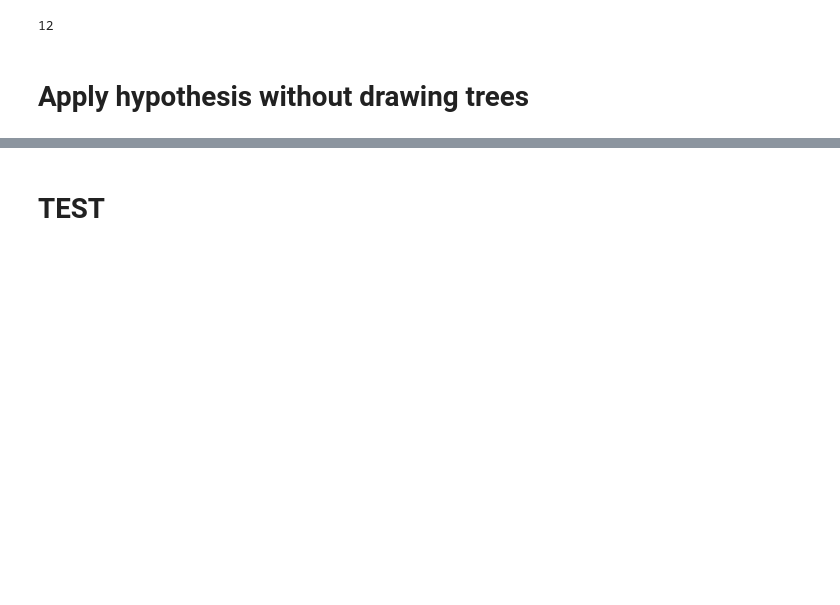
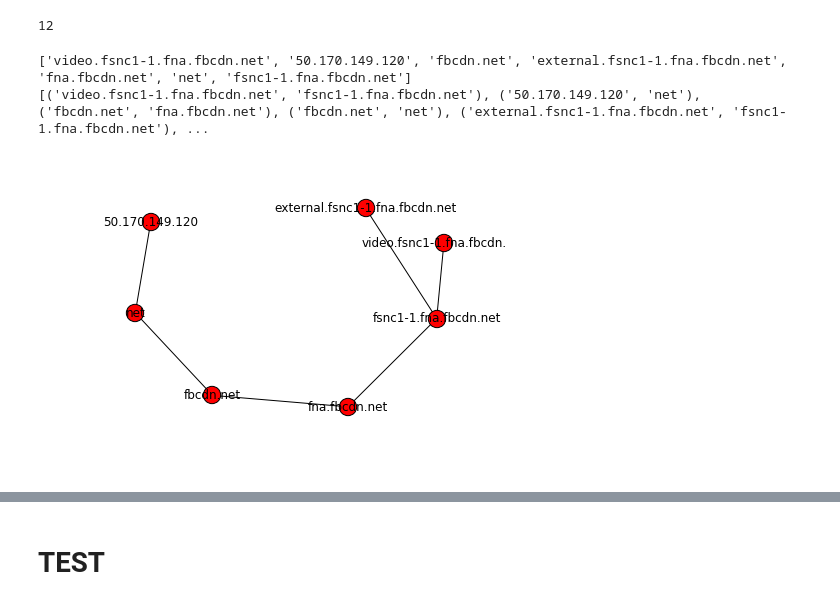
Before and after one commit to shahifaqeer/iot-dns, a Jupyter notebook: PIMA-1min-tree.ipynb, the cells around one changed output, grey strips where cells are left out. Saved outputs shown, nothing was run; the diff lists cells and outputs as text; code cells hidden in the pictures; blank space fills up the shorter version.

```diff
--- a/PIMA-1min-tree.ipynb
+++ b/PIMA-1min-tree.ipynb
@@ -252,8 +256,15 @@ windowed = window_df(df2, 5.0)
 print len(windowed)
 # %% [output]
 12
+# %%
+root_tree = create_domain_tree(windowed[0])
 # %%
-G1 = create_domain_tree(windowed[0])
-#print G1.nodes()
+G1 = root_tree.values()[0]
+print G1.nodes()
 print G1.edges()
+draw_domain_tree(G1)
 # G1.remove_node('com')
+# %% [output]
+['video.fsnc1-1.fna.fbcdn.net', '50.170.149.120', 'fbcdn.net', 'external.fsnc1-1.fna.fbcdn.net', 'fna.fbcdn.net', 'net', 'fsnc1-1.fna.fbcdn.net']
+[('video.fsnc1-1.fna.fbcdn.net', 'fsnc1-1.fna.fbcdn.net'), ('50.170.149.120', 'net'), ('fbcdn.net', 'fna.fbcdn.net'), ('fbcdn.net', 'net'), ('external.fsnc1-1.fna.fbcdn.net', 'fsnc1-1.fna.fbcdn.net'), ...
+[figure, added]
@@ -263,2 +270,0 @@ draw_domain_tree(G1)
-# %% [markdown]
-# Apply hypothesis without drawing trees
```
Also changed, not shown: parts of 12 cells of this notebook, 1 other file.
